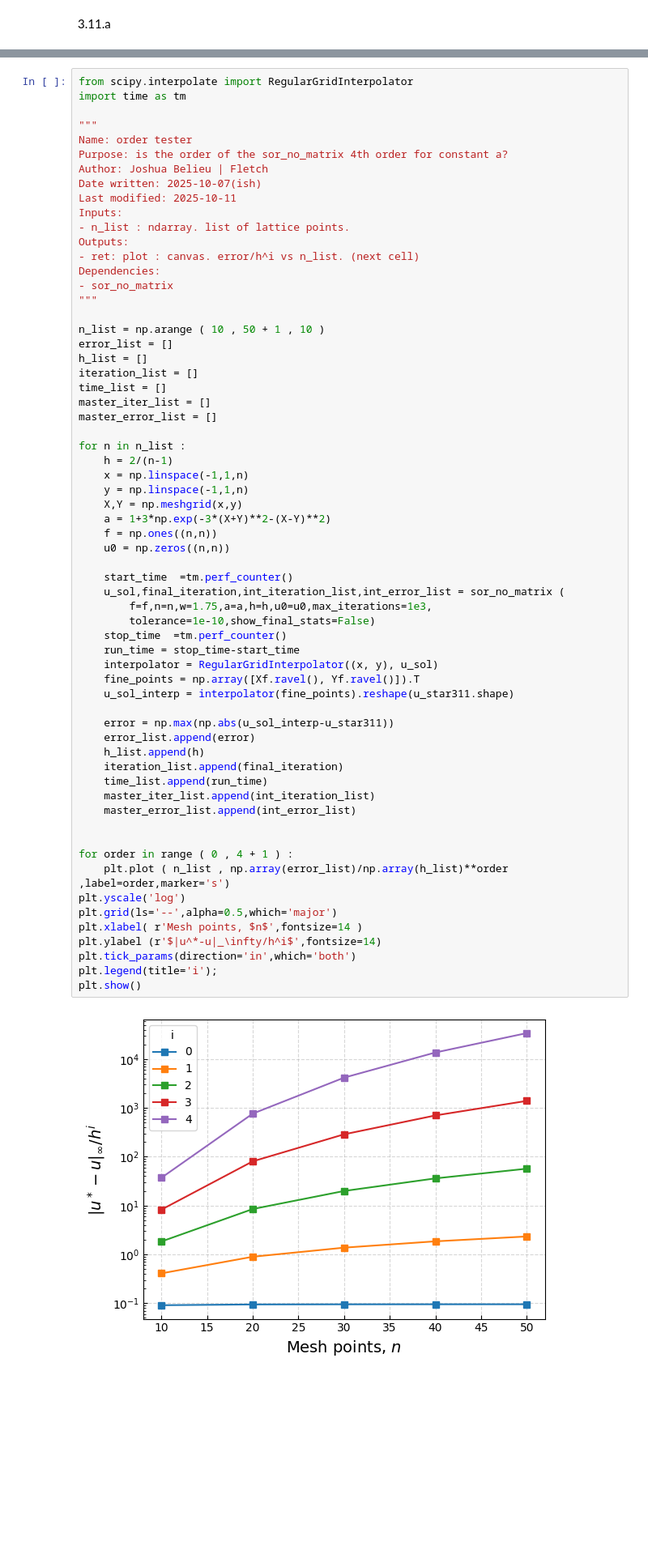
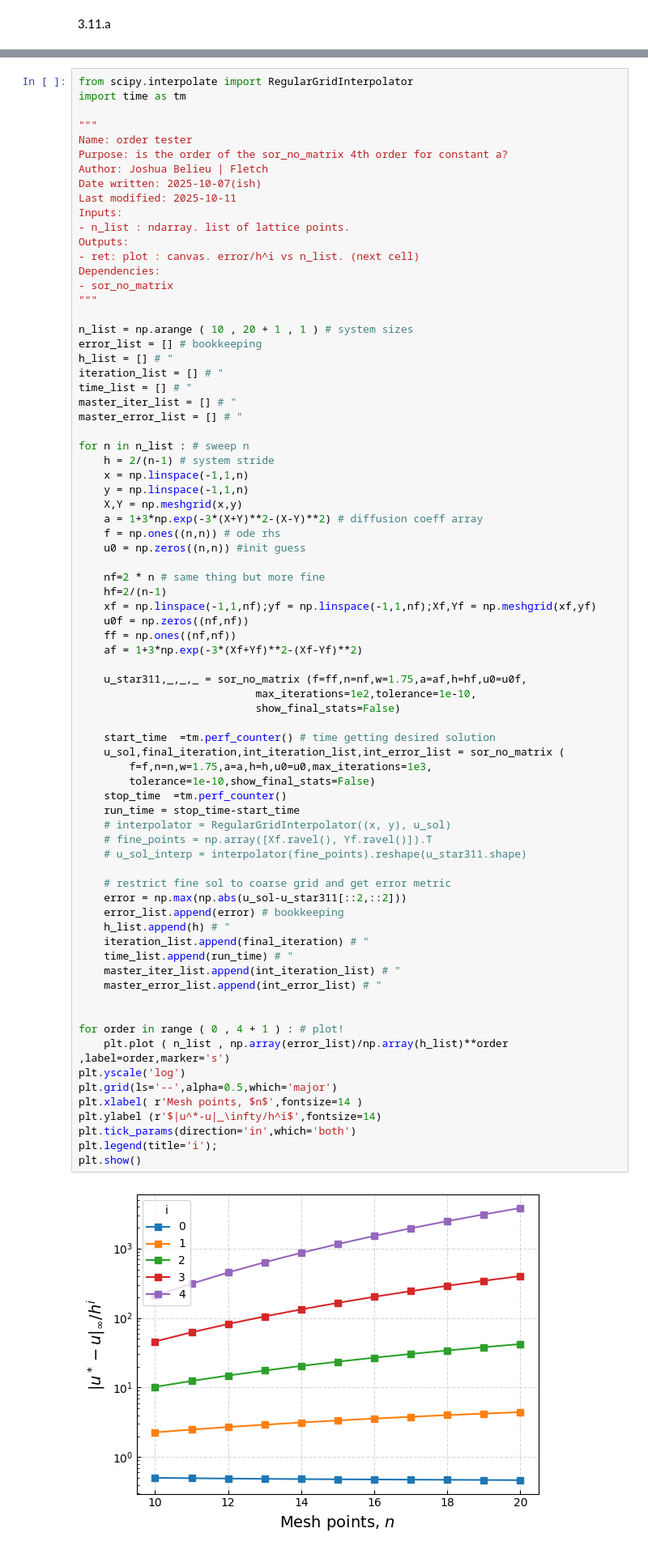
Before and after one commit to jabelieu/nmfde_class, a Jupyter notebook: hw2_jab.ipynb, the cells around one changed output, grey strips where cells are left out. Shown at 81% size. Cells and saved outputs as stored; diff of their text form; blank space fills up the shorter version.

```diff
--- a/hw2_jab.ipynb
+++ b/hw2_jab.ipynb
@@ -1635,56 +1636,68 @@ Last modified: 2025-10-11
 Inputs:
 - n_list : ndarray. list of lattice points.
 Outputs:
 - ret: plot : canvas. error/h^i vs n_list. (next cell)
 Dependencies:
 - sor_no_matrix
 """
 
-n_list = np.arange ( 10 , 50 + 1 , 10 )
-error_list = []
-h_list = []
-iteration_list = []
-time_list = []
-master_iter_list = []
-master_error_list = []
+n_list = np.arange ( 10 , 20 + 1 , 1 ) # system sizes
+error_list = [] # bookkeeping
+h_list = [] # "
+iteration_list = [] # "
+time_list = [] # "
+master_iter_list = [] # "
+master_error_list = [] # "
 
-for n in n_list :
-    h = 2/(n-1)
+for n in n_list : # sweep n
+    h = 2/(n-1) # system stride
     x = np.linspace(-1,1,n)
     y = np.linspace(-1,1,n)
     X,Y = np.meshgrid(x,y)
-    a = 1+3*np.exp(-3*(X+Y)**2-(X-Y)**2)
-    f = np.ones((n,n))
-    u0 = np.zeros((n,n))
+    a = 1+3*np.exp(-3*(X+Y)**2-(X-Y)**2) # diffusion coeff array
+    f = np.ones((n,n)) # ode rhs
+    u0 = np.zeros((n,n)) #init guess
 
-    start_time  =tm.perf_counter()
+    nf=2 * n # same thing but more fine
+    hf=2/(n-1)
+    xf = np.linspace(-1,1,nf);yf = np.linspace(-1,1,nf);Xf,Yf = np.meshgrid(xf,yf)
+    u0f = np.zeros((nf,nf))
+    ff = np.ones((nf,nf))
+    af = 1+3*np.exp(-3*(Xf+Yf)**2-(Xf-Yf)**2)
+
+    u_star311,_,_,_ = sor_no_matrix (f=ff,n=nf,w=1.75,a=af,h=hf,u0=u0f,
+                            max_iterations=1e2,tolerance=1e-10,
+                            show_final_stats=False)
+
+    start_time  =tm.perf_counter() # time getting desired solution
     u_sol,final_iteration,int_iteration_list,int_error_list = sor_no_matrix (
         f=f,n=n,w=1.75,a=a,h=h,u0=u0,max_iterations=1e3,
         tolerance=1e-10,show_final_stats=False)
     stop_time  =tm.perf_counter()
     run_time = stop_time-start_time
-    interpolator = RegularGridInterpolator((x, y), u_sol)
-    fine_points = np.array([Xf.ravel(), Yf.ravel()]).T
-    u_sol_interp = interpolator(fine_points).reshape(u_star311.shape)
+    # interpolator = RegularGridInterpolator((x, y), u_sol)
+    # fine_points = np.array([Xf.ravel(), Yf.ravel()]).T
+    # u_sol_interp = interpolator(fine_points).reshape(u_star311.shape)
 
-    error = np.max(np.abs(u_sol_interp-u_star311))
-    error_list.append(error)
-    h_list.append(h)
-    iteration_list.append(final_iteration)
-    time_list.append(run_time)
-    master_iter_list.append(int_iteration_list)
-    master_error_list.append(int_error_list)
+    # restrict fine sol to coarse grid and get error metric
+    error = np.max(np.abs(u_sol-u_star311[::2,::2]))
+    error_list.append(error) # bookkeeping
+    h_list.append(h) # "
+    iteration_list.append(final_iteration) # "
+    time_list.append(run_time) # "
+    master_iter_list.append(int_iteration_list) # "
+    master_error_list.append(int_error_list) # "
 
 
-for order in range ( 0 , 4 + 1 ) :
+for order in range ( 0 , 4 + 1 ) : # plot!
     plt.plot ( n_list , np.array(error_list)/np.array(h_list)**order ,label=order,marker='s')
 plt.yscale('log')
 plt.grid(ls='--',alpha=0.5,which='major')
 plt.xlabel( r'Mesh points, $n$',fontsize=14 )
 plt.ylabel (r'$|u^*-u|_\infty/h^i$',fontsize=14)
 plt.tick_params(direction='in',which='both')
 plt.legend(title='i');
 plt.show()
 # %% [output]
-[figure, old version]
+[figure, new version]
 # %%
```
Also changed, not shown: parts of 5 cells of this notebook, 15 other files.
